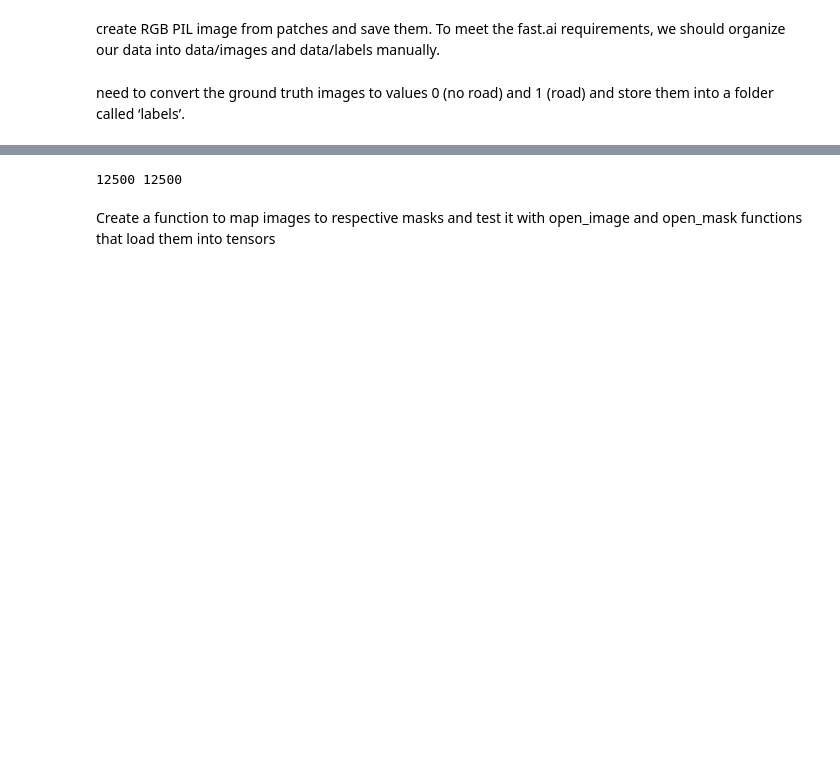
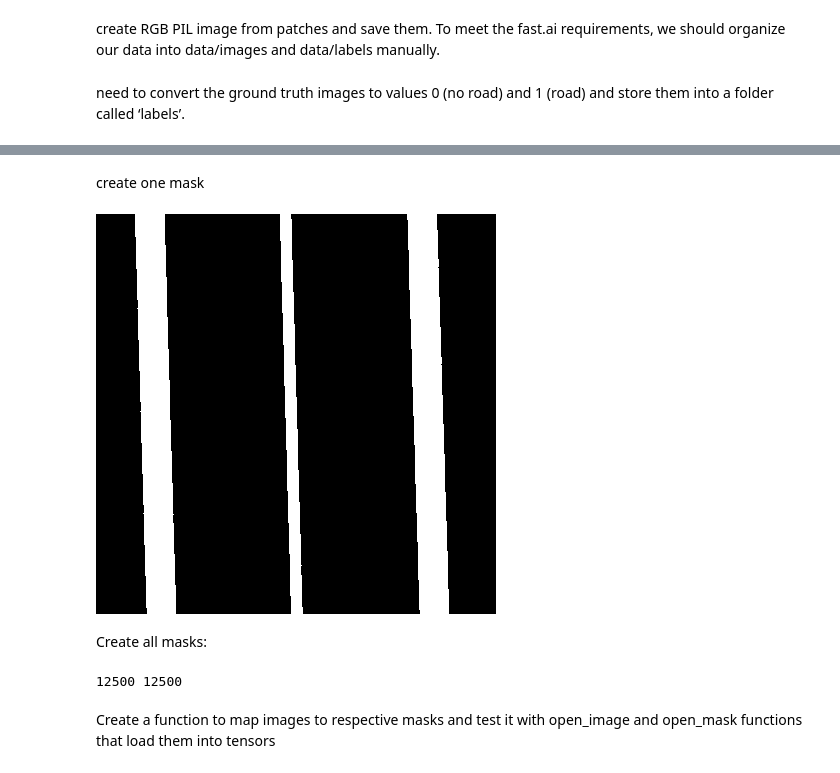
Before and after one commit to marvande/ML_Project_2, a Jupyter notebook: source/project2_ML.ipynb, the cells around one changed output, grey strips where cells are left out. Drawn from its saved outputs; the diff is of its cells as text; code cells hidden in the pictures; blank space fills up the shorter version.

```diff
--- a/source/project2_ML.ipynb
+++ b/source/project2_ML.ipynb
@@ -222,3 +233,14 @@ need to convert the ground truth images to values 0 (no road) and 1 (road) and s
+# %% [markdown]
+create one mask
+# %%
+img = mpimg.imread(f_gt_names[0])
+im = Image.fromarray((np.where(img > 0.5, 1, 0)*255).astype(np.uint8), 'L')
+np.unique(im)
+im
+# %% [output]
+[figure, added]
+# %% [markdown]
+Create all masks:
 # %%
 for i in range(len(gt_patches)):
     # change values from 255 to 1
```
Also changed, not shown: parts of 13 cells of this notebook, 3 other files.
